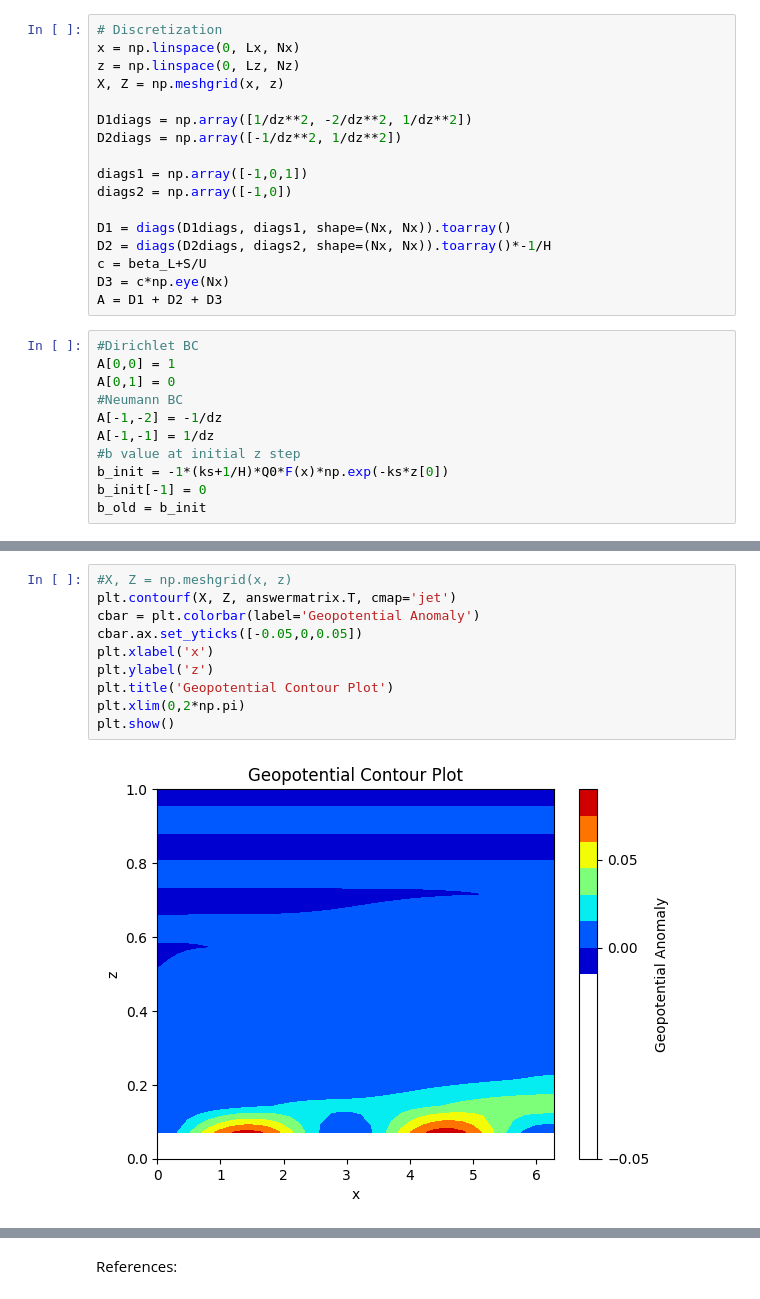
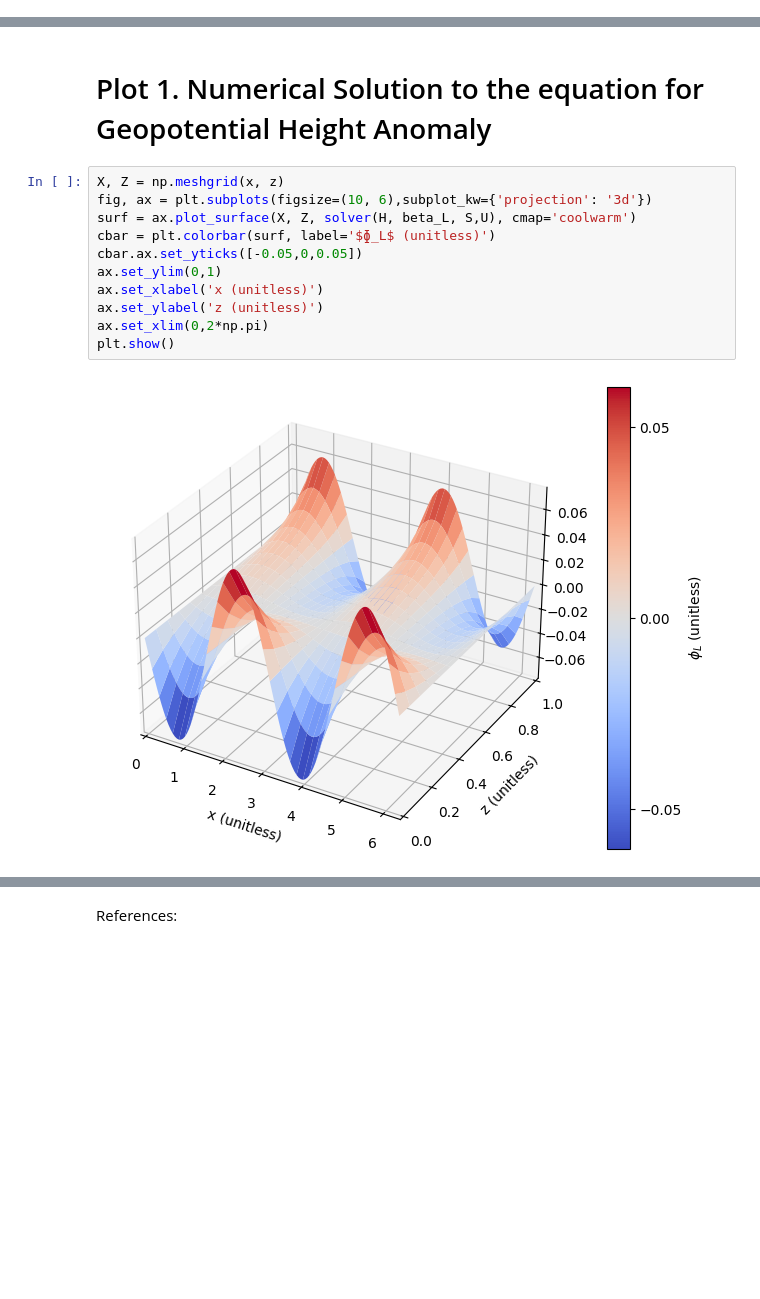
Before and after one commit to isippalpers/Atmospheric_chem, a Jupyter notebook: EAS4610_Final_HM_ISA.ipynb, the cells around one changed output, grey strips where cells are left out. Cells and saved outputs as stored; diff of their text form; blank space fills up the shorter version.

```diff
--- a/EAS4610_Final_HM_ISA.ipynb
+++ b/EAS4610_Final_HM_ISA.ipynb
@@ -110,28 +88,0 @@ def F(x):
-# %%
-# Discretization
-x = np.linspace(0, Lx, Nx)
-z = np.linspace(0, Lz, Nz)
-X, Z = np.meshgrid(x, z)
-
-D1diags = np.array([1/dz**2, -2/dz**2, 1/dz**2])
-D2diags = np.array([-1/dz**2, 1/dz**2])
-
-diags1 = np.array([-1,0,1])
-diags2 = np.array([-1,0])
-
-D1 = diags(D1diags, diags1, shape=(Nx, Nx)).toarray()
-D2 = diags(D2diags, diags2, shape=(Nx, Nx)).toarray()*-1/H
-c = beta_L+S/U
-D3 = c*np.eye(Nx)
-A = D1 + D2 + D3
-# %%
-#Dirichlet BC
-A[0,0] = 1
-A[0,1] = 0
-#Neumann BC
-A[-1,-2] = -1/dz
-A[-1,-1] = 1/dz
-#b value at initial z step
-b_init = -1*(ks+1/H)*Q0*F(x)*np.exp(-ks*z[0])
-b_init[-1] = 0
-b_old = b_init
@@ -146,12 +157,15 @@ for j in range(Nz-1):
+# %% [markdown]
+# Plot 1. Numerical Solution to the equation for Geopotential Height Anomaly
 # %%
-#X, Z = np.meshgrid(x, z)
-plt.contourf(X, Z, answermatrix.T, cmap='jet')
-cbar = plt.colorbar(label='Geopotential Anomaly')
+X, Z = np.meshgrid(x, z)
+fig, ax = plt.subplots(figsize=(10, 6),subplot_kw={'projection': '3d'})
+surf = ax.plot_surface(X, Z, solver(H, beta_L, S,U), cmap='coolwarm')
+cbar = plt.colorbar(surf, label='$ɸ_L$ (unitless)')
 cbar.ax.set_yticks([-0.05,0,0.05])
-plt.xlabel('x')
-plt.ylabel('z')
-plt.title('Geopotential Contour Plot')
-plt.xlim(0,2*np.pi)
+ax.set_ylim(0,1)
+ax.set_xlabel('x (unitless)')
+ax.set_ylabel('z (unitless)')
+ax.set_xlim(0,2*np.pi)
 plt.show()
 # %% [output]
-[figure, old version]
+[figure, new version]
```
Also changed, not shown: parts of 25 cells of this notebook.
